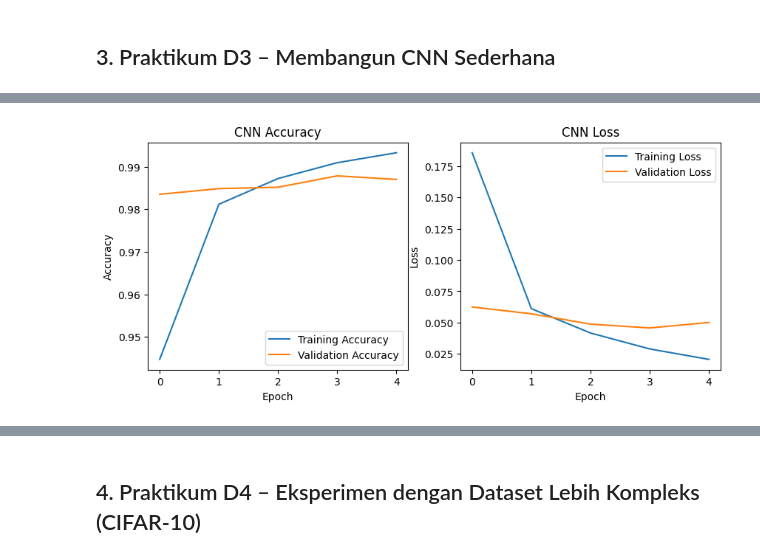
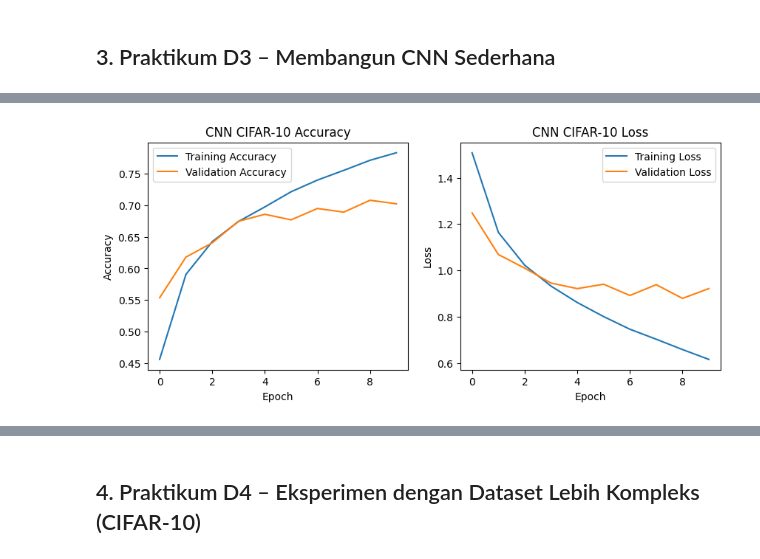
Before and after one commit to Zaxzz/Visi_Komputer, a Jupyter notebook: Jobsheet_2.ipynb, the cells around one changed output, grey strips where cells are left out. Drawn from its saved outputs; the diff is of its cells as text; code cells hidden in the pictures.

```diff
--- a/Jobsheet_2.ipynb
+++ b/Jobsheet_2.ipynb
@@ -82,14 +82,20 @@ Akurasi: 0.9513
 import tensorflow as tf
 from tensorflow.keras import layers, models
 import matplotlib.pyplot as plt
+from tensorflow.keras.datasets import cifar10
 
-# Preprocessing
-x_train_cnn = x_train.reshape(-1, 28, 28, 1) / 255.0
-x_test_cnn = x_test.reshape(-1, 28, 28, 1) / 255.0
+# Load data
+(x_train, y_train), (x_test, y_test) = cifar10.load_data()
 
-# Model
+# Normalisasi
+x_train_cnn = x_train / 255.0
+x_test_cnn = x_test / 255.0
+
+# Model CNN
 model = models.Sequential([
-    layers.Conv2D(32, (3, 3), activation='relu', input_shape=(28, 28, 1)),
+    layers.Conv2D(32, (3, 3), activation='relu', input_shape=(32, 32, 3)),
+    layers.MaxPooling2D((2, 2)),
+    layers.Conv2D(64, (3, 3), activation='relu'),
     layers.MaxPooling2D((2, 2)),
     layers.Flatten(),
     layers.Dense(64, activation='relu'),
@@ -106,25 +112,27 @@ model.compile(
 # Training
 history = model.fit(
     x_train_cnn, y_train,
-    epochs=5,
+    epochs=10,
     validation_split=0.1
 )
 
-# ===== Plot history =====
+# Plot hasil training
 plt.figure(figsize=(10, 4))
 
+# Accuracy
 plt.subplot(1, 2, 1)
 plt.plot(history.history['accuracy'], label='Training Accuracy')
 plt.plot(history.history['val_accuracy'], label='Validation Accuracy')
-plt.title('CNN Accuracy')
+plt.title('CNN CIFAR-10 Accuracy')
 plt.xlabel('Epoch')
 plt.ylabel('Accuracy')
 plt.legend()
 
+# Loss
 plt.subplot(1, 2, 2)
 plt.plot(history.history['loss'], label='Training Loss')
 plt.plot(history.history['val_loss'], label='Validation Loss')
-plt.title('CNN Loss')
+plt.title('CNN CIFAR-10 Loss')
 plt.xlabel('Epoch')
 plt.ylabel('Loss')
 plt.legend()
@@ -144,4 +162,4 @@ Epoch 5/5
-[figure, old version]
+[figure, new version]
 # %%
 import tensorflow as tf
 from tensorflow.keras import layers, models
```
Also changed, not shown: parts of 3 cells of this notebook.
